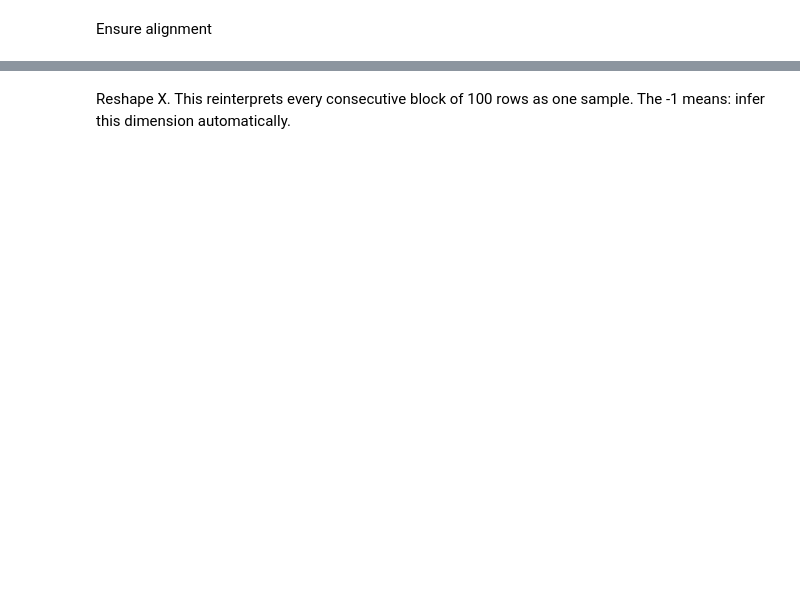
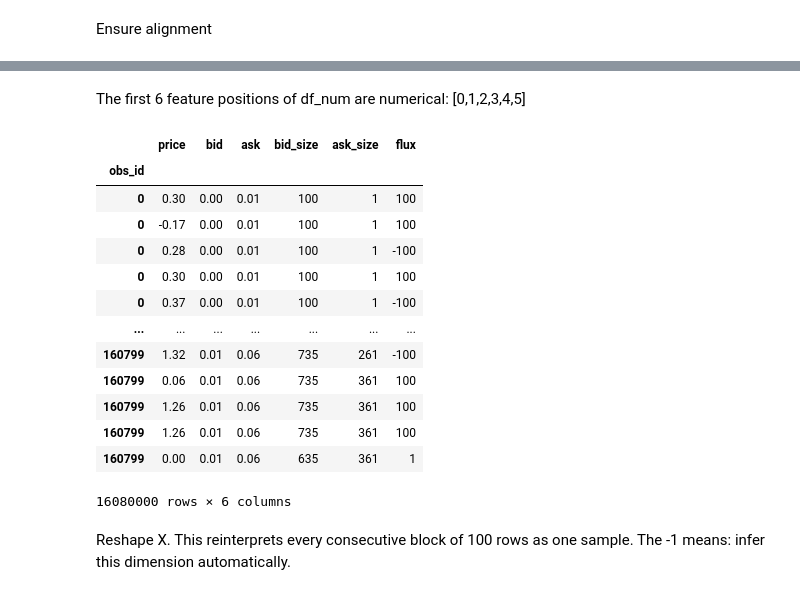
Before and after one commit to lricci03/CFM2024, a Jupyter notebook: CFM2024-new/joint_model.ipynb, the cells around one changed output, grey strips where cells are left out. Cells and saved outputs as stored; diff of their text form; code cells hidden in the pictures; blank space fills up the shorter version.

```diff
--- a/CFM2024-new/joint_model.ipynb
+++ b/CFM2024-new/joint_model.ipynb
@@ -53,3 +72,22 @@ df_num = df_num.set_index("obs_id")
+# %% [markdown]
+The first 6 feature positions of df_num are numerical: [0,1,2,3,4,5]
+# %%
+df_num.iloc[:,0:6]
+# %% [output]
+|  | price | bid | ask | bid_size | ask_size | flux |
+| obs_id |  |  |  |  |  |  |
+| 0 | 0.30 | 0.00 | 0.01 | 100 | 1 | 100 |
+| 0 | -0.17 | 0.00 | 0.01 | 100 | 1 | 100 |
+| 0 | 0.28 | 0.00 | 0.01 | 100 | 1 | -100 |
+| 0 | 0.30 | 0.00 | 0.01 | 100 | 1 | 100 |
+| 0 | 0.37 | 0.00 | 0.01 | 100 | 1 | -100 |
+| ... | ... | ... | ... | ... | ... | ... |
+| 160799 | 1.32 | 0.01 | 0.06 | 735 | 261 | -100 |
+| 160799 | 0.06 | 0.01 | 0.06 | 735 | 361 | 100 |
+| 160799 | 1.26 | 0.01 | 0.06 | 735 | 361 | 100 |
+| 160799 | 1.26 | 0.01 | 0.06 | 735 | 361 | 100 |
+| 160799 | 0.00 | 0.01 | 0.06 | 635 | 361 | 1 |
+16080000 rows × 6 columns
 # %% [markdown]
 Reshape X. This reinterprets every consecutive block of 100 rows as one sample. The -1 means: infer this dimension automatically.
 # %%
```
Also changed, not shown: parts of 42 cells of this notebook.
